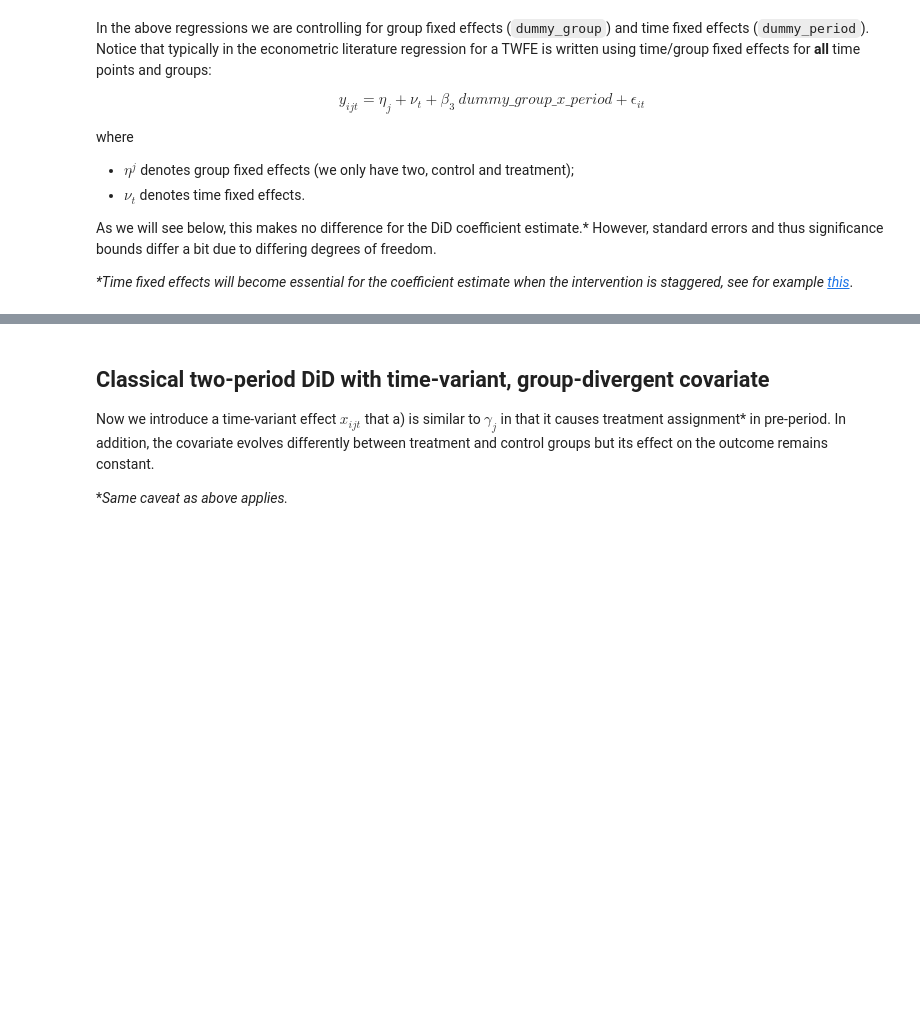
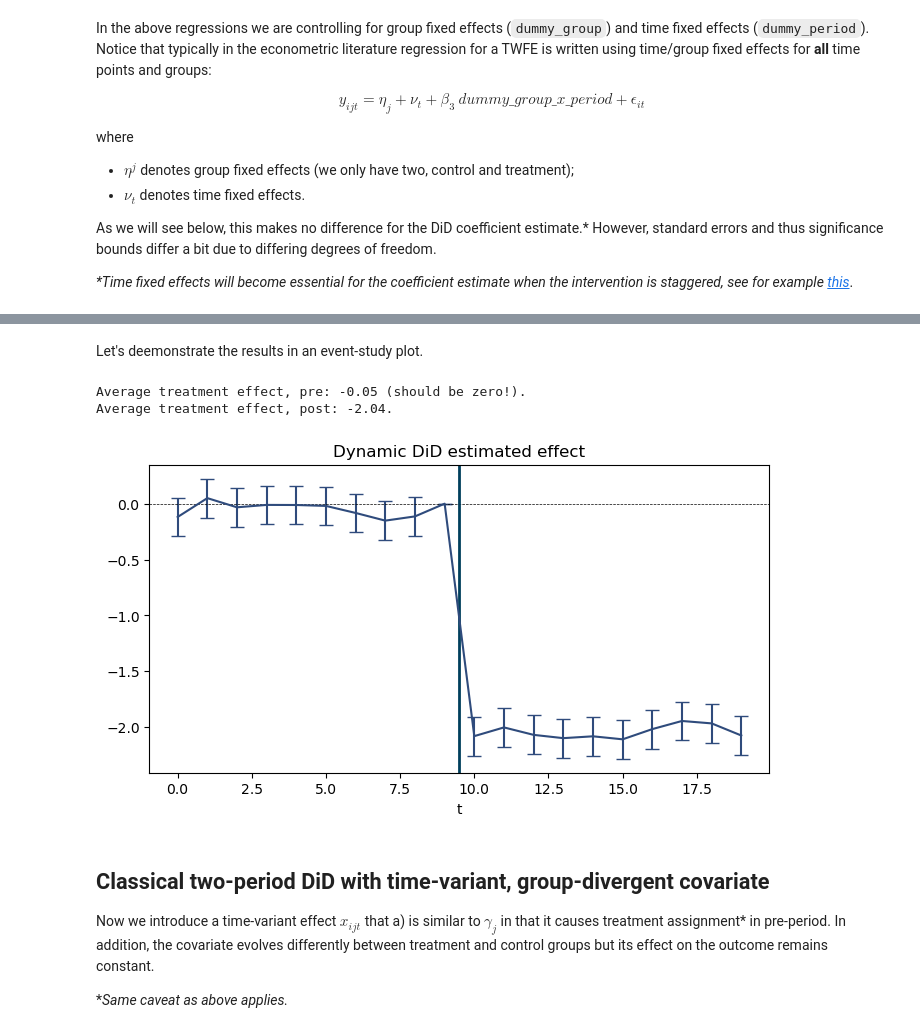
Before and after one commit to NoobQuant/Data_Science_Projects, a Jupyter notebook: stats/did/did_in_repcrossec.ipynb, the cells around one changed output, grey strips where cells are left out. Saved outputs shown, nothing was run; the diff lists cells and outputs as text; code cells hidden in the pictures; blank space fills up the shorter version.

```diff
--- a/stats/did/did_in_repcrossec.ipynb
+++ b/stats/did/did_in_repcrossec.ipynb
@@ -266,0 +336,5 @@ Notes:
+# %%
+df = prepare_dynamic_regression_frame(data_1)
+reg_str = "Y ~ -1 + treatment_group + t + " + " + ".join(df.columns[df.columns.str.contains("dummy_group_x_period")])
+res = smf.ols(reg_str, data=df).fit()
+print(res.summary())
@@ -267,3 +359,14 @@ Notes:
+# %% [markdown]
+Let's deemonstrate the results in an event-study plot.
+# %%
+dynamic_did_plot(
+    res,
+    data_1["params"]["param_last_pre_timepoint"]
+)
+# %% [output]
+Average treatment effect, pre: -0.05 (should be zero!).
+Average treatment effect, post: -2.04.
+[figure, added]
 # %% [markdown]
 ## Classical two-period DiD with time-variant, group-divergent covariate
 
```
Also changed, not shown: parts of 20 cells of this notebook.
